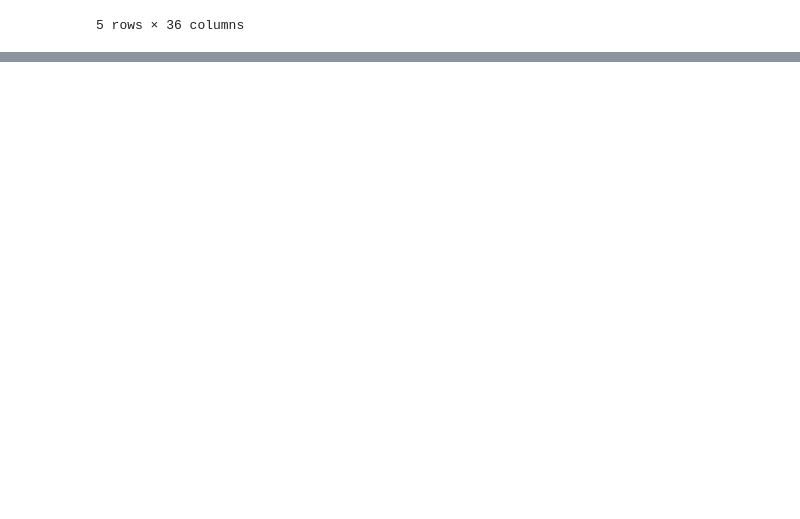
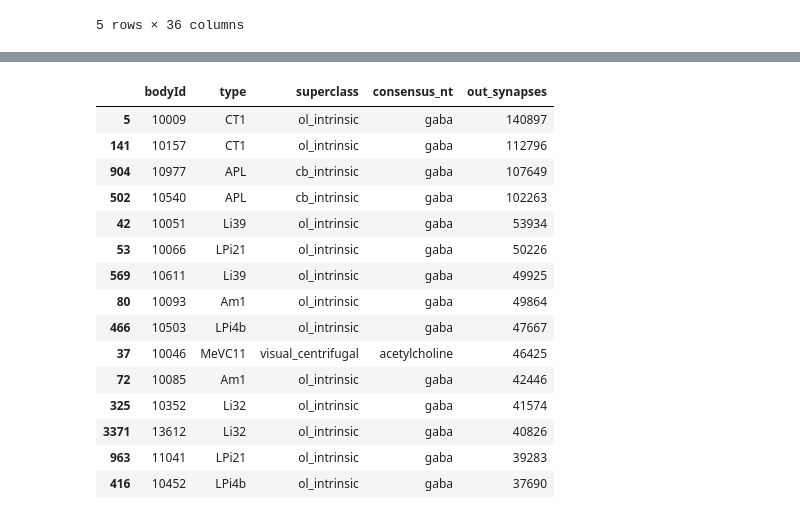
Before and after one commit to nikhithajoy/fruit-fly, a Jupyter notebook: notebooks/01_explore.ipynb, the cells around one changed output, grey strips where cells are left out. Drawn from its saved outputs; the diff is of its cells as text; code cells hidden in the pictures; blank space fills up the shorter version.

Commit message:
docs: updated explore and added data explanation

```diff
--- a/notebooks/01_explore.ipynb
+++ b/notebooks/01_explore.ipynb
@@ -29,0 +354,4 @@ ann.head()
+# %%
+inhibitory = ["gaba", "glutamate", "histamine"]
+neurons["sign"] = np.where(neurons["consensus_nt"].isin(inhibitory), -1, 1)
+print(neurons["sign"].value_counts())
@@ -29,0 +377,12 @@ ann.head()
+# %%
+import pyarrow as pa
+
+path = "../data/connectome-weights-male-cns-v1.0-minconf-0.5.feather"
+reader = pa.ipc.open_file(path)
+
+print(reader.schema)
+print("Chunks in the file:", reader.num_record_batches)
+
+first = reader.get_batch(0).to_pandas()
+print("Rows in first chunk:", len(first))
+first.head()
@@ -29,0 +419,4 @@ ann.head()
+# %%
+neurons = neurons.reset_index(drop=True)
+neuron_ids = pd.Index(neurons["bodyId"])
+print("IDs unique:", neuron_ids.is_unique)
@@ -29,0 +505,16 @@ ann.head()
+# %%
+import scipy.sparse as sp
+
+n = len(neurons)
+signs = neurons["sign"].to_numpy()
+signed_weight = weight_all * signs[pre_all]
+
+W = sp.coo_matrix((signed_weight, (pre_all, post_all)), shape=(n, n)).tocsr()
+W.sum_duplicates()
+
+print("Matrix shape:", W.shape)
+print("Stored connections:", W.nnz)
+print(f"Memory: {(W.data.nbytes + W.indices.nbytes + W.indptr.nbytes) / 1e6:.0f} MB")
+
+sp.save_npz("../data/W.npz", W)
+print("Saved!")
@@ -29,0 +536,23 @@ ann.head()
+# %%
+out_synapses = np.asarray(abs(W).sum(axis=1)).ravel()
+neurons["out_synapses"] = out_synapses
+neurons.sort_values("out_synapses", ascending=False)[
+    ["bodyId", "type", "superclass", "consensus_nt", "out_synapses"]
+].head(15)
+# %% [output]
+|  | bodyId | type | superclass | consensus_nt | out_synapses |
+| 5 | 10009 | CT1 | ol_intrinsic | gaba | 140897 |
+| 141 | 10157 | CT1 | ol_intrinsic | gaba | 112796 |
+| 904 | 10977 | APL | cb_intrinsic | gaba | 107649 |
+| 502 | 10540 | APL | cb_intrinsic | gaba | 102263 |
+| 42 | 10051 | Li39 | ol_intrinsic | gaba | 53934 |
+| 53 | 10066 | LPi21 | ol_intrinsic | gaba | 50226 |
+| 569 | 10611 | Li39 | ol_intrinsic | gaba | 49925 |
+| 80 | 10093 | Am1 | ol_intrinsic | gaba | 49864 |
+| 466 | 10503 | LPi4b | ol_intrinsic | gaba | 47667 |
+| 37 | 10046 | MeVC11 | visual_centrifugal | acetylcholine | 46425 |
+| 72 | 10085 | Am1 | ol_intrinsic | gaba | 42446 |
+| 325 | 10352 | Li32 | ol_intrinsic | gaba | 41574 |
+| 3371 | 13612 | Li32 | ol_intrinsic | gaba | 40826 |
+| 963 | 11041 | LPi21 | ol_intrinsic | gaba | 39283 |
+| 416 | 10452 | LPi4b | ol_intrinsic | gaba | 37690 |
```
Also changed, not shown: parts of 43 cells of this notebook, 3 other files.
